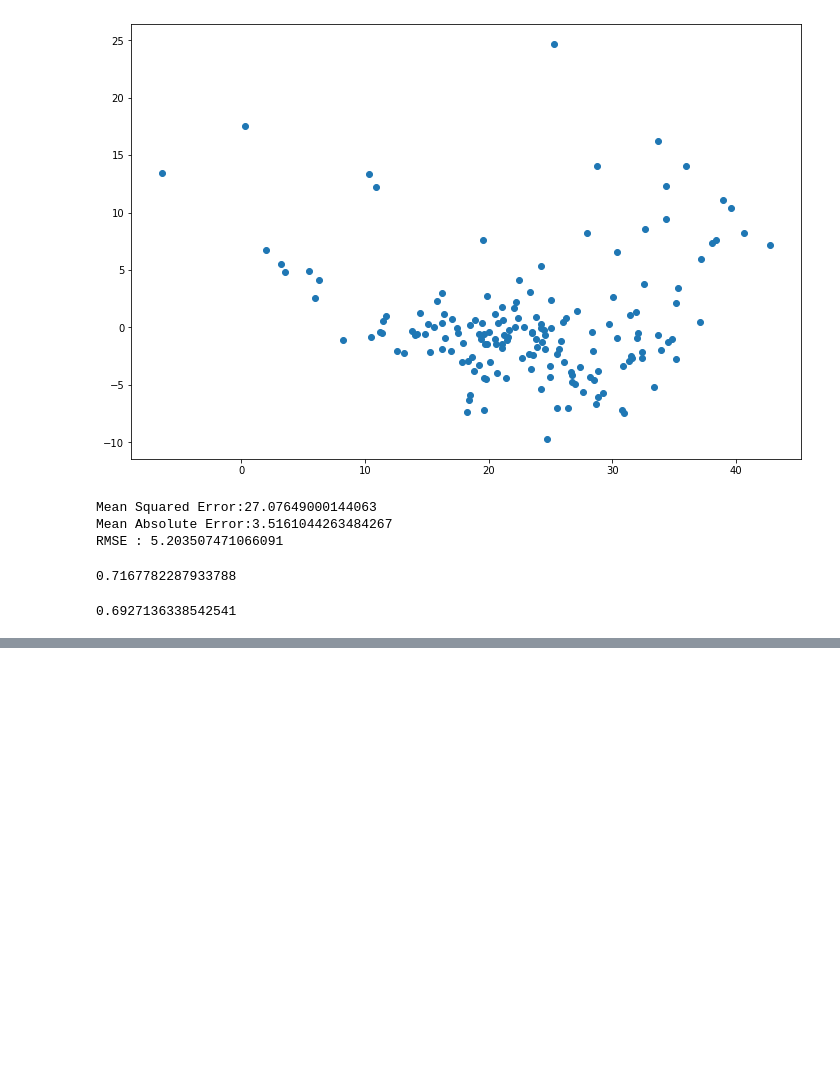
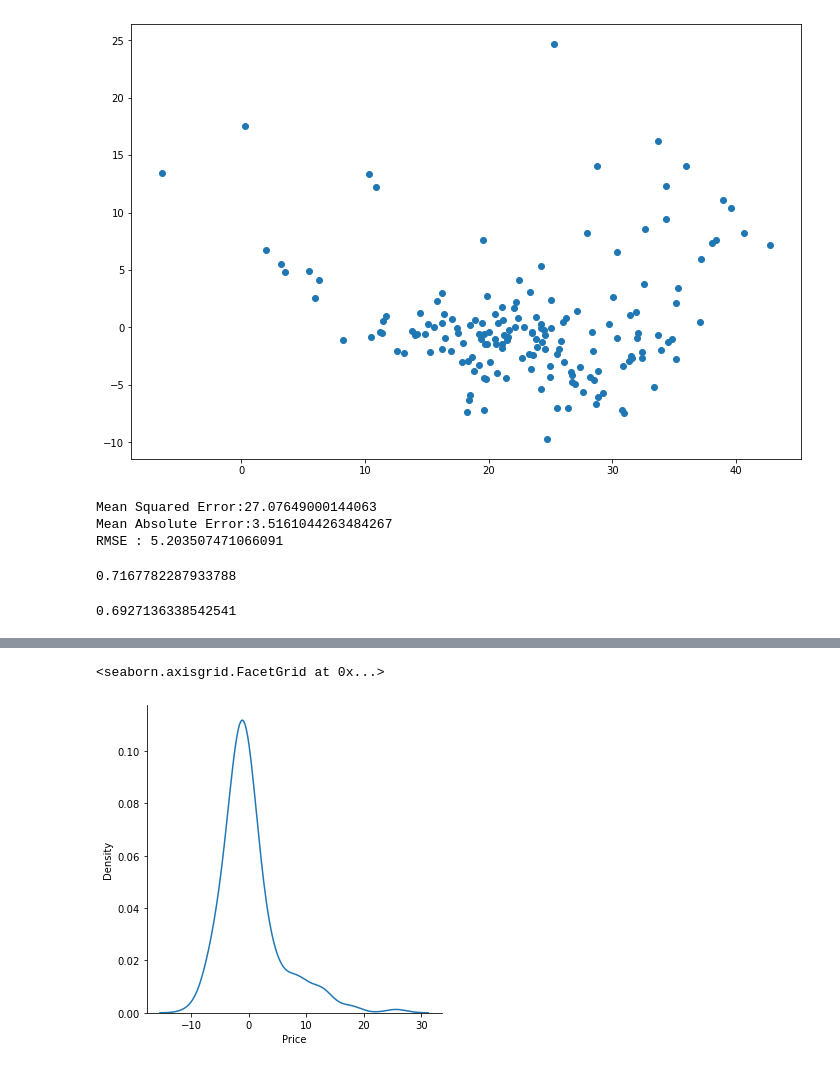
Before and after one commit to wiznikvibe/ML, a Jupyter notebook: linear_regression/practice.ipynb, the cells around one changed output, grey strips where cells are left out. Cells and saved outputs as stored; diff of their text form; code cells hidden in the pictures; blank space fills up the shorter version.

Commit message:
Lasso Regression

```diff
--- a/linear_regression/practice.ipynb
+++ b/linear_regression/practice.ipynb
@@ -320,0 +323,5 @@ print(ridge_score)
+# %%
+from sklearn.linear_model import Lasso, ElasticNet
+
+laso = Lasso(alpha=0.1)
+laso.fit(X_train,y_train)
@@ -320,0 +340,3 @@ print(ridge_score)
+# %%
+laso_pred = laso.predict(X_test)
+laso_pred
@@ -320,0 +361,6 @@ print(ridge_score)
+# %%
+laso_residuals = y_test - laso_pred
+sns.displot(laso_residuals, kind='kde')
+# %% [output]
+<seaborn.axisgrid.FacetGrid at 0x...>
+[figure, added]
```
Also changed, not shown: parts of 11 cells of this notebook.
